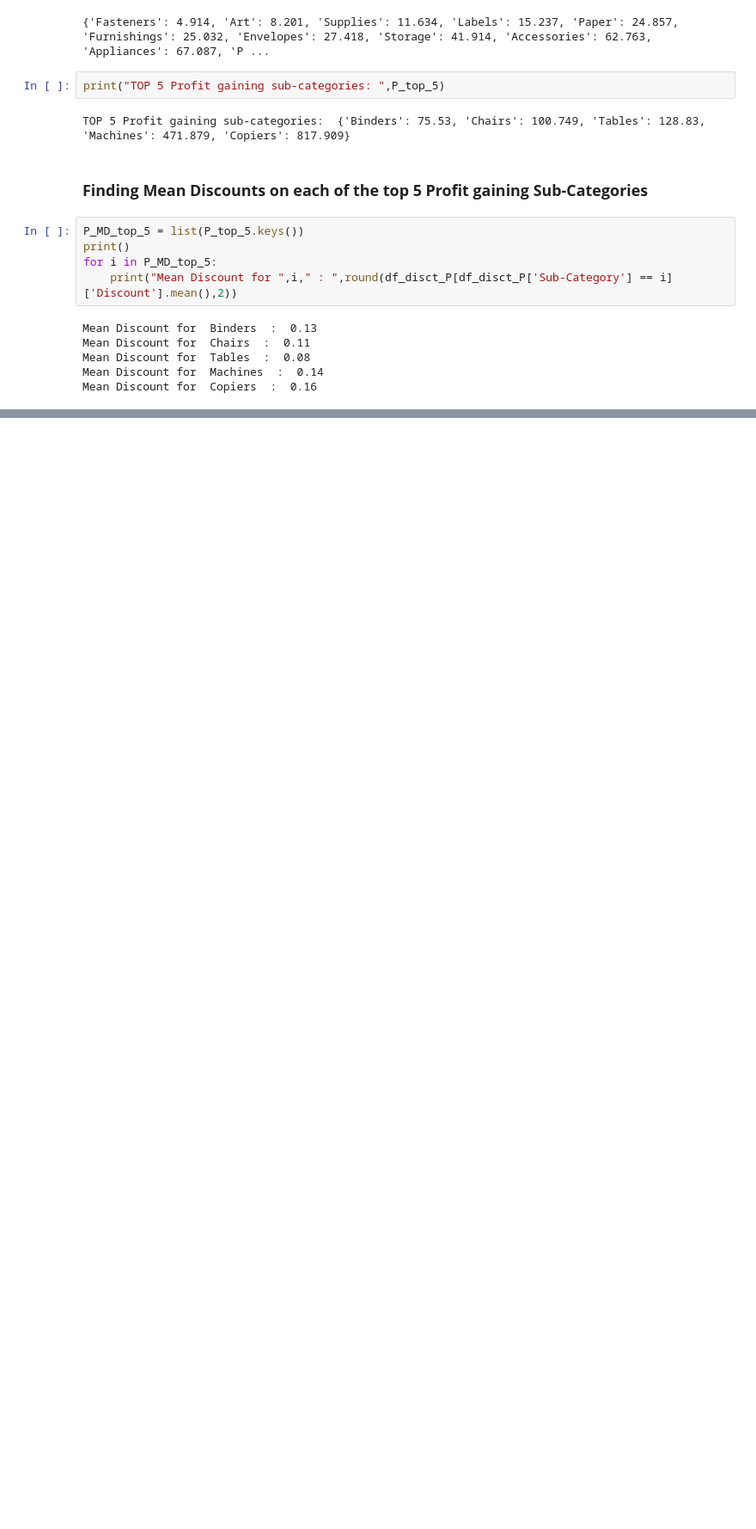
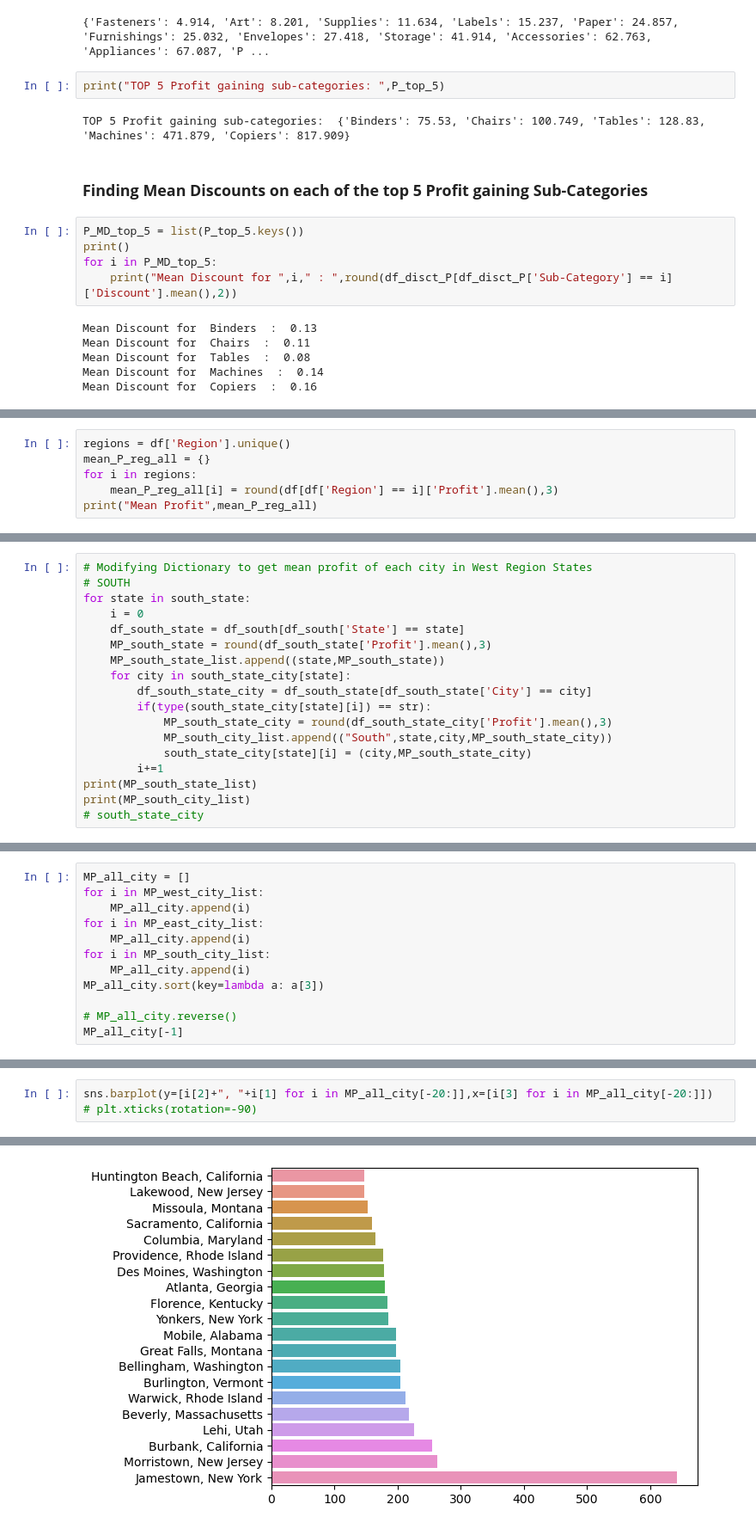
Before and after one commit to Vaarun-Kamath/Retail-Exploratory-Data-Analysis, a Jupyter notebook: Task3.ipynb, the cells around one changed output, grey strips where cells are left out. Shown at 86% size. Drawn from its saved outputs; the diff is of its cells as text; blank space fills up the shorter version.

Commit message:
Location done, need more intensive research on a specific location
Taking top 2 cities with high profit i.e New York and New Jersey and analyzing what to sell at what discount

```diff
--- a/Task3.ipynb
+++ b/Task3.ipynb
@@ -144,0 +160,6 @@ Mean Discount for  Copiers  :  0.16
+# %%
+regions = df['Region'].unique()
+mean_P_reg_all = {}
+for i in regions:
+    mean_P_reg_all[i] = round(df[df['Region'] == i]['Profit'].mean(),3)
+print("Mean Profit",mean_P_reg_all)
@@ -144,0 +251,18 @@ Mean Discount for  Copiers  :  0.16
+# %%
+# Modifying Dictionary to get mean profit of each city in West Region States
+# SOUTH
+for state in south_state:
+    i = 0
+    df_south_state = df_south[df_south['State'] == state]
+    MP_south_state = round(df_south_state['Profit'].mean(),3)
+    MP_south_state_list.append((state,MP_south_state))
+    for city in south_state_city[state]:
+        df_south_state_city = df_south_state[df_south_state['City'] == city]
+        if(type(south_state_city[state][i]) == str):
+            MP_south_state_city = round(df_south_state_city['Profit'].mean(),3)
+            MP_south_city_list.append(("South",state,city,MP_south_state_city))
+            south_state_city[state][i] = (city,MP_south_state_city)
+        i+=1
+print(MP_south_state_list)
+print(MP_south_city_list)
+# south_state_city
@@ -144,0 +278,12 @@ Mean Discount for  Copiers  :  0.16
+# %%
+MP_all_city = []
+for i in MP_west_city_list:
+    MP_all_city.append(i)
+for i in MP_east_city_list:
+    MP_all_city.append(i)
+for i in MP_south_city_list:
+    MP_all_city.append(i)
+MP_all_city.sort(key=lambda a: a[3])
+
+# MP_all_city.reverse()
+MP_all_city[-1]
@@ -144,0 +292,4 @@ Mean Discount for  Copiers  :  0.16
+# %%
+sns.barplot(y=[i[2]+", "+i[1] for i in MP_all_city[-20:]],x=[i[3] for i in MP_all_city[-20:]])
+# plt.xticks(rotation=-90)
+# %% [output]
@@ -144,0 +297 @@ Mean Discount for  Copiers  :  0.16
+[figure, added]
```
Also changed, not shown: parts of 17 cells of this notebook.
